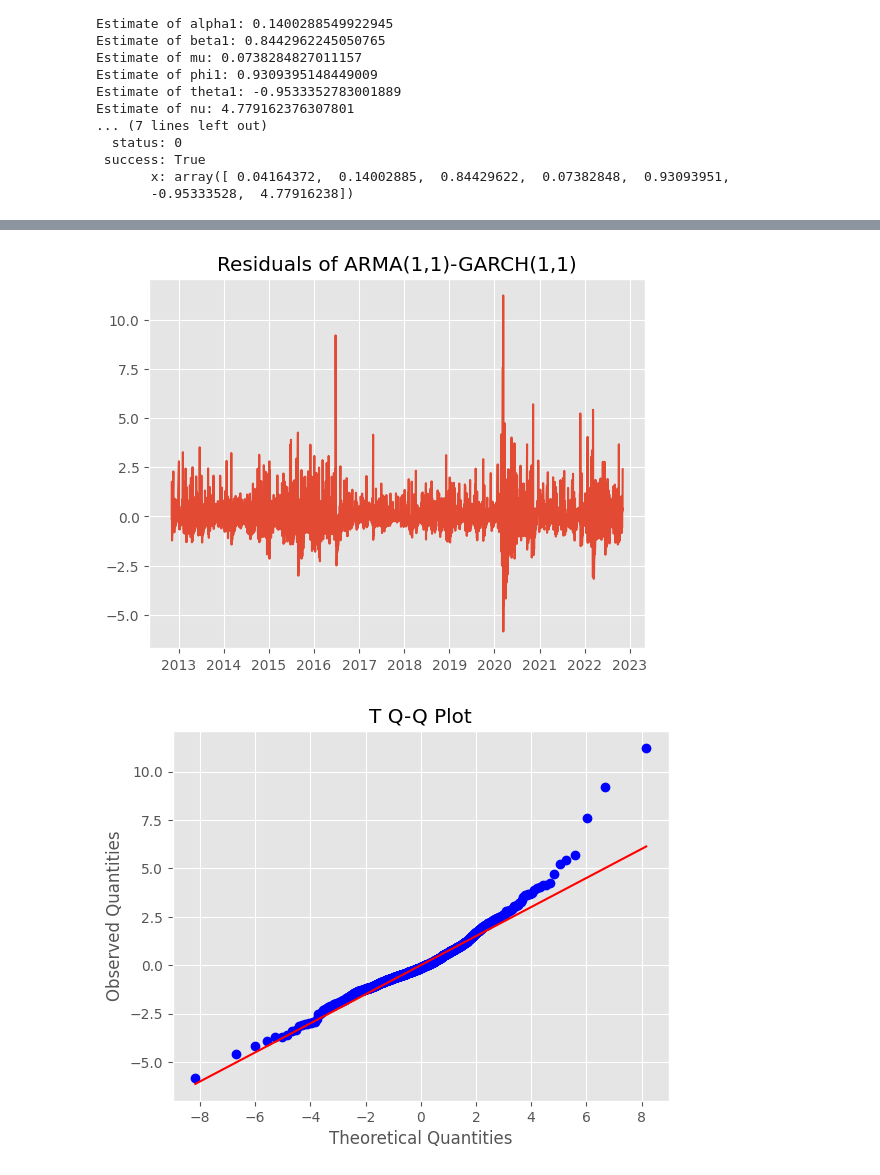
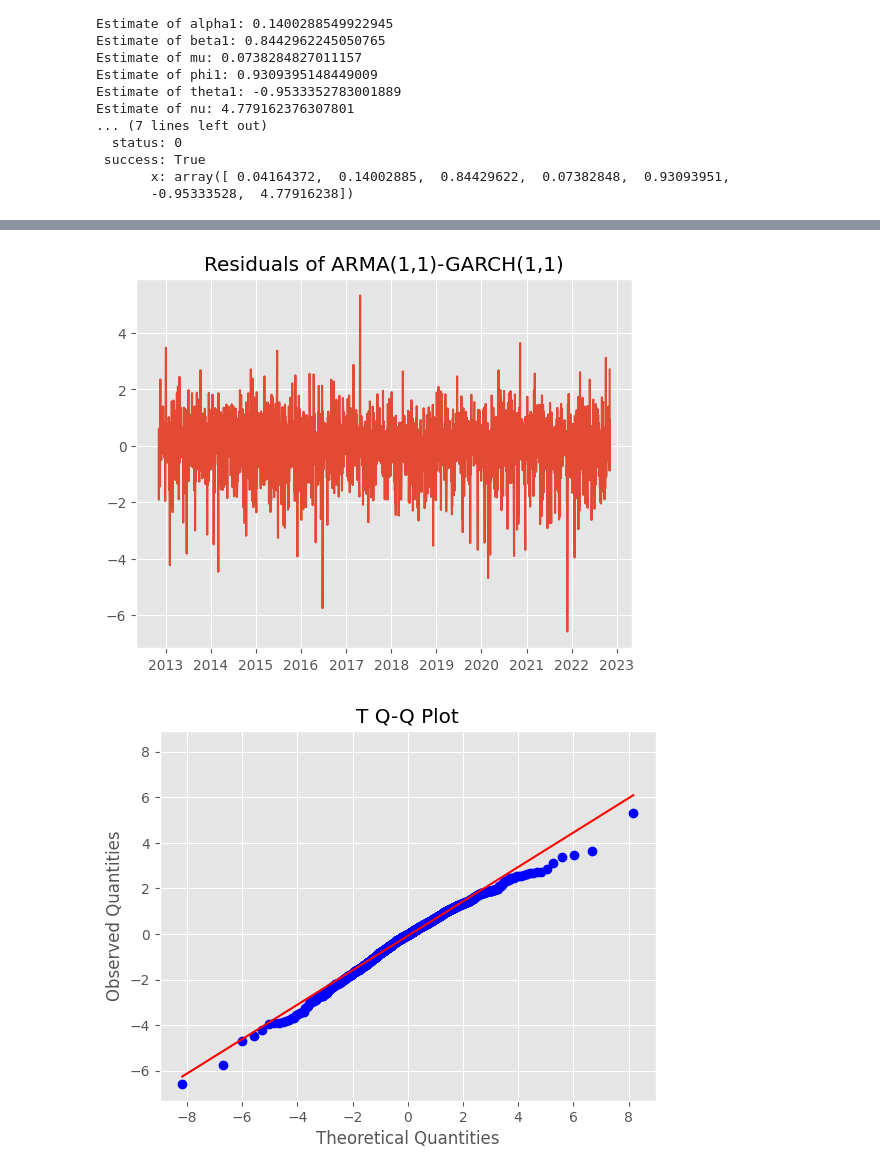
Before and after one commit to georgec123/qrm, a Jupyter notebook: src/q1.ipynb, the cells around one changed output, grey strips where cells are left out. Saved outputs shown, nothing was run; the diff lists cells and outputs as text; code cells hidden in the pictures.

```diff
--- a/src/q1.ipynb
+++ b/src/q1.ipynb
@@ -276,2 +272,6 @@ predicted = pd.Series((mu+np.sqrt(var)), index=df['log_returns'].dropna().index)
+# %%
+mu = pd.Series(mu, index=df['log_returns'].dropna().index)
+std = pd.Series(np.sqrt(var), index=df['log_returns'].dropna().index)
+std_residuals = (df['log_returns'].dropna() - mu)/np.sqrt(var)
 # %%
 plt.plot(np.abs(df['log_returns'].dropna()), label='abs log returns');
@@ -283,9 +283,9 @@ plt.show()
 # %%
-std_residuals = (residuals-residuals.mean())/residuals.std()
+# std_residuals = (residuals-residuals.mean())/residuals.std()
 plt.plot(std_residuals)
 plt.title('Residuals of ARMA(1,1)-GARCH(1,1)')
 plt.show()
 qqplot(std_residuals, dist=t(df=sol_loglikelihood.x[6]))
 # %% [output]
-[figure, old version]
+[figure, new version]
-[figure, old version]
+[figure, new version]
```
Also changed, not shown: parts of 2 cells of this notebook.
